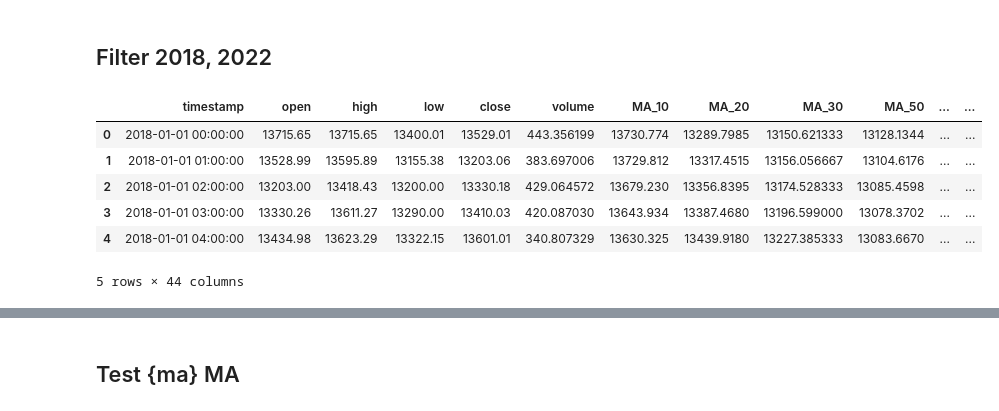
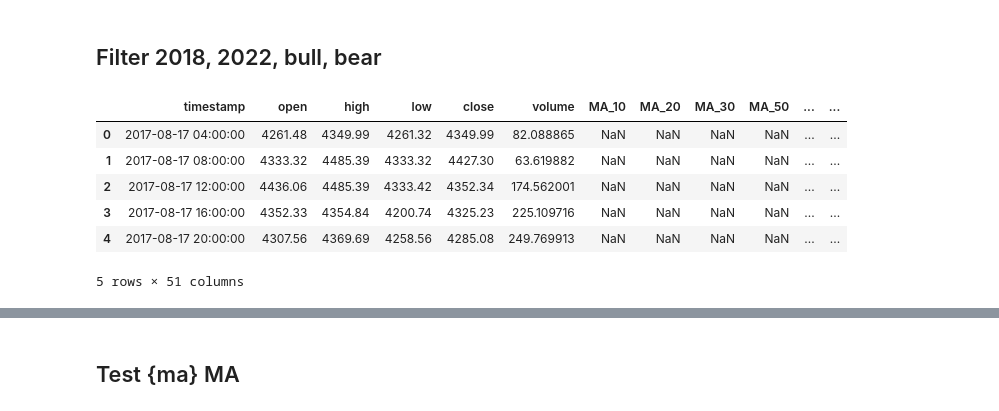
Before and after one commit to alkyne/BTC-Backtesting, a Jupyter notebook: Back_test.ipynb, the cells around one changed output, grey strips where cells are left out. Saved outputs shown, nothing was run; the diff lists cells and outputs as text; code cells hidden in the pictures.

```diff
--- a/Back_test.ipynb
+++ b/Back_test.ipynb
@@ -73,7 +95,7 @@ def backtest_and_calculate_profit(df, ma):
     # print(f"Final value for MA {ma}: {portfolio_value:,.2f} USDT")
     return df
 # %% [markdown]
-## Filter 2018, 2022
+## Filter 2018, 2022, bull, bear
 # %%
 # Filter btc_data for the year 2018 and 2022
 btc_data_2018 = btc_data[pd.to_datetime(btc_data['timestamp']).dt.year.isin([2018])]
@@ -86,10 +120,10 @@ btc_data_2022 = btc_data_2022.reset_index(drop=True)
 # %%
-btc_data_2018.head()
+btc_data.head()
 # %% [output]
 |  | timestamp | open | high | low | close | volume | MA_10 | MA_20 | MA_30 | MA_50 | ... | ... |
-| 0 | 2018-01-01 00:00:00 | 13715.65 | 13715.65 | 13400.01 | 13529.01 | 443.356199 | 13730.774 | 13289.7985 | 13150.621333 | 13128.1344 | ... | ... |
-| 1 | 2018-01-01 01:00:00 | 13528.99 | 13595.89 | 13155.38 | 13203.06 | 383.697006 | 13729.812 | 13317.4515 | 13156.056667 | 13104.6176 | ... | ... |
-| 2 | 2018-01-01 02:00:00 | 13203.00 | 13418.43 | 13200.00 | 13330.18 | 429.064572 | 13679.230 | 13356.8395 | 13174.528333 | 13085.4598 | ... | ... |
-| 3 | 2018-01-01 03:00:00 | 13330.26 | 13611.27 | 13290.00 | 13410.03 | 420.087030 | 13643.934 | 13387.4680 | 13196.599000 | 13078.3702 | ... | ... |
-| 4 | 2018-01-01 04:00:00 | 13434.98 | 13623.29 | 13322.15 | 13601.01 | 340.807329 | 13630.325 | 13439.9180 | 13227.385333 | 13083.6670 | ... | ... |
+| 0 | 2017-08-17 04:00:00 | 4261.48 | 4349.99 | 4261.32 | 4349.99 | 82.088865 | NaN | NaN | NaN | NaN | ... | ... |
+| 1 | 2017-08-17 08:00:00 | 4333.32 | 4485.39 | 4333.32 | 4427.30 | 63.619882 | NaN | NaN | NaN | NaN | ... | ... |
+| 2 | 2017-08-17 12:00:00 | 4436.06 | 4485.39 | 4333.42 | 4352.34 | 174.562001 | NaN | NaN | NaN | NaN | ... | ... |
+| 3 | 2017-08-17 16:00:00 | 4352.33 | 4354.84 | 4200.74 | 4325.23 | 225.109716 | NaN | NaN | NaN | NaN | ... | ... |
+| 4 | 2017-08-17 20:00:00 | 4307.56 | 4369.69 | 4258.56 | 4285.08 | 249.769913 | NaN | NaN | NaN | NaN | ... | ... |
-5 rows × 44 columns
+5 rows × 51 columns
```
Also changed, not shown: parts of 10 cells of this notebook, 4 other files.
